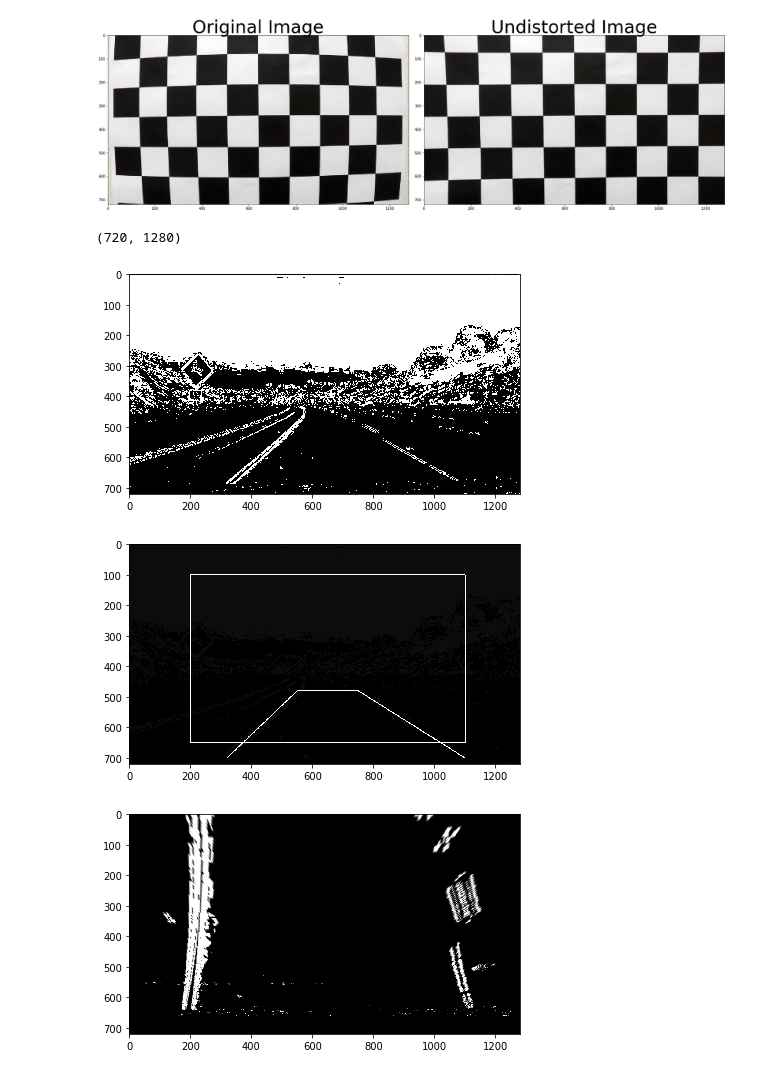
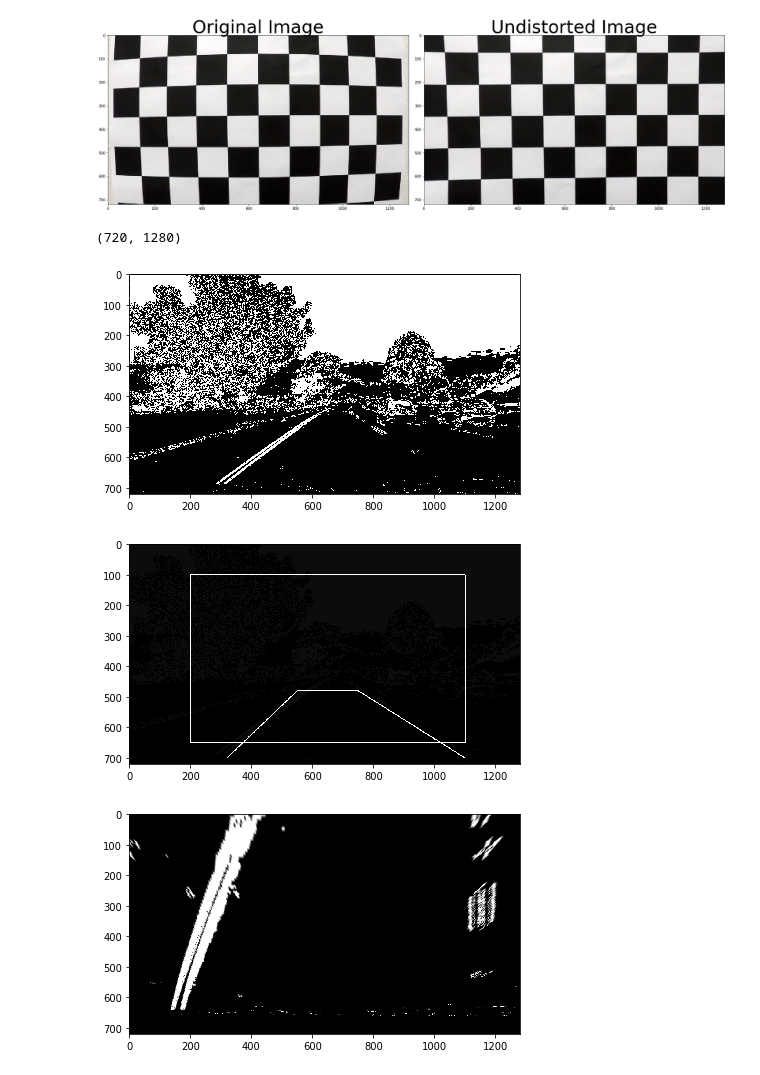
Before and after one commit to chmod600/carnd1-project4, a Jupyter notebook: pipeline.ipynb, the cells around one changed output. Cells and saved outputs as stored; diff of their text form; code cells hidden in the pictures.

```diff
--- a/pipeline.ipynb
+++ b/pipeline.ipynb
@@ -158,7 +158,7 @@ def hls_select(img, thresh=(0, 255)):
     return binary_output
 
 ksize = 15
-thres_test1 = "/Users/Akshay/projects/carnd/CarND-Advanced-Lane-Lines/test_images/test2.jpg"
+thres_test1 = "/Users/Akshay/projects/carnd/CarND-Advanced-Lane-Lines/test_images/test6.jpg"
 thres_test1 = mpimg.imread(thres_test1)
 
 gradx = abs_sobel_thresh(thres_test1, orient='x', sobel_kernel=ksize, thresh=(20, 100))
@@ -179,36 +179,36 @@ binary_color_combined[((combined == 1) | (s_binary == 1))] = 1
 # print_gray_image(grady)
 # print_gray_image(mag_binary)
 # print_gray_image(dir_binary)
 # print_gray_image(combined)
 # print_gray_image(s_binary)
 print_gray_image(binary_color_combined)
 print(binary_color_combined.shape)
 
 # Use binary_color_combined for perspective transform
 binary_color_combined_orig = np.copy(binary_color_combined)
 src_points_array = np.array([[550, 480], [750, 480], [1100, 700], [320, 700]])
 dst_points_array = np.array([[200, 100], [1100, 100], [1100, 650], [200, 650]])
 
 src_points = np.int32(src_points_array)
 dst_points = np.int32(dst_points_array)
 src_points = src_points.reshape((-1,1,2))
 dst_points = dst_points.reshape((-1,1,2))
 cv2.polylines(binary_color_combined, [src_points], True, (20, 20, 20), 2)
 cv2.polylines(binary_color_combined, [dst_points], True, (20, 20, 20), 2)
 print_gray_image(binary_color_combined)
 
 # start warping the image
 src_points = np.float32(src_points_array)
 dst_points = np.float32(dst_points_array)
 M = cv2.getPerspectiveTransform(src_points, dst_points)
 img_size = (binary_color_combined_orig.shape[1], binary_color_combined_orig.shape[0])
 warped = cv2.warpPerspective(binary_color_combined_orig, M, img_size)
 print_gray_image(warped)
 # %% [output]
 (720, 1280)
-[figure, old version]
+[figure, new version]
 [figure]
-[figure, old version]
+[figure, new version]
 # %%
 # window settings
 window_width = 50
```
Also changed, not shown: parts of 1 cell of this notebook.
